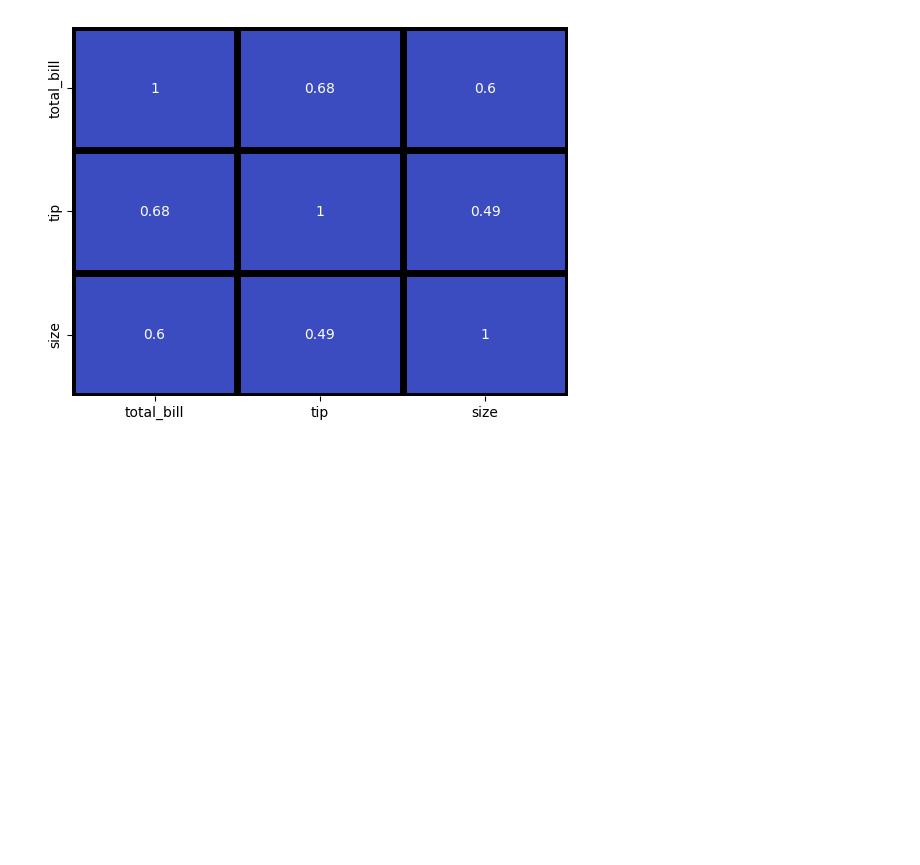
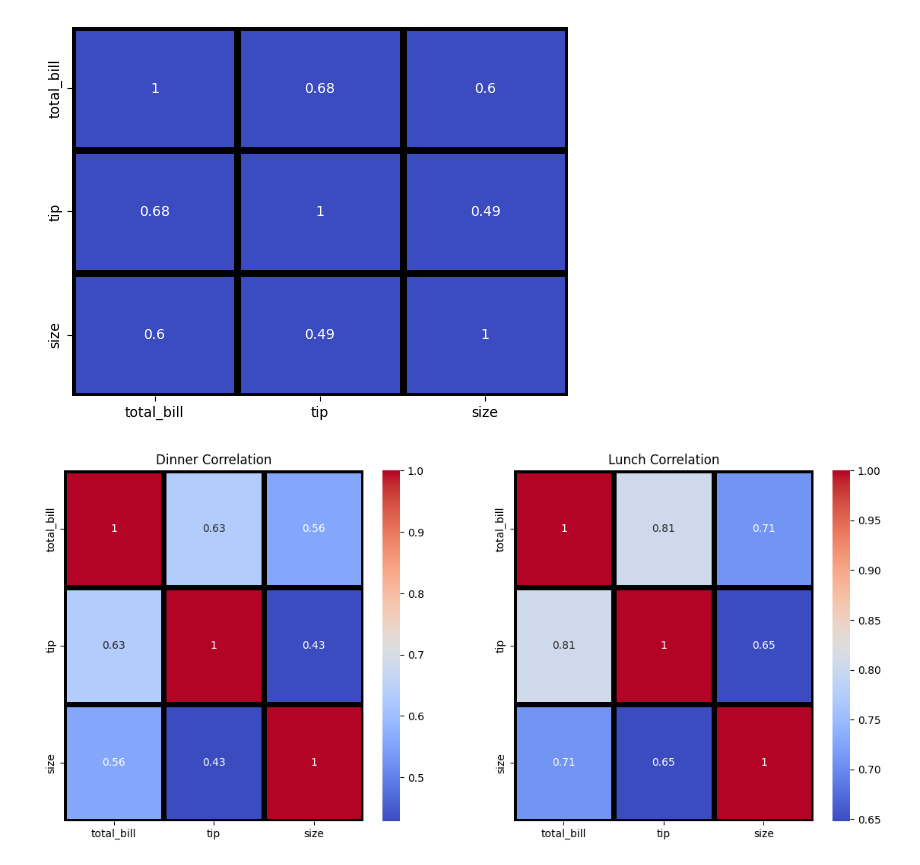
Before and after one commit to SergioDLezama/Matplotlib-Seaborn-Platzi, a Jupyter notebook: 17_heatmap.ipynb, the cells around one changed output. Saved outputs shown, nothing was run; the diff lists cells and outputs as text; code cells hidden in the pictures; blank space fills up the shorter version.

```diff
--- a/17_heatmap.ipynb
+++ b/17_heatmap.ipynb
@@ -81,3 +81,20 @@ sns.heatmap(DATA.corr(numeric_only=True),
 plt.show()
 # %% [output]
 [figure]
+# %%
+import seaborn as sns
+import matplotlib.pyplot as plt
+
+cond_dinner =DATA['time'] == 'Dinner'
+tips_dinner = DATA[cond_dinner]
+cond_lunch =(DATA['time'] =='Lunch')
+tips_lunch = DATA[cond_lunch]
+
+fig, (ax1, ax2) = plt.subplots(1, 2, figsize=(14,6))
+sns.heatmap(tips_dinner.corr(numeric_only=True), ax=ax1 ,annot=True,cmap='coolwarm',linewidths=5,linecolor='black')
+sns.heatmap(tips_lunch.corr(numeric_only=True), ax=ax2,annot=True,cmap='coolwarm',linewidths=5,linecolor='black')
+ax1.set_title('Dinner Correlation')
+ax2.set_title('Lunch Correlation')
+plt.show()
+# %% [output]
+[figure, added]
```
